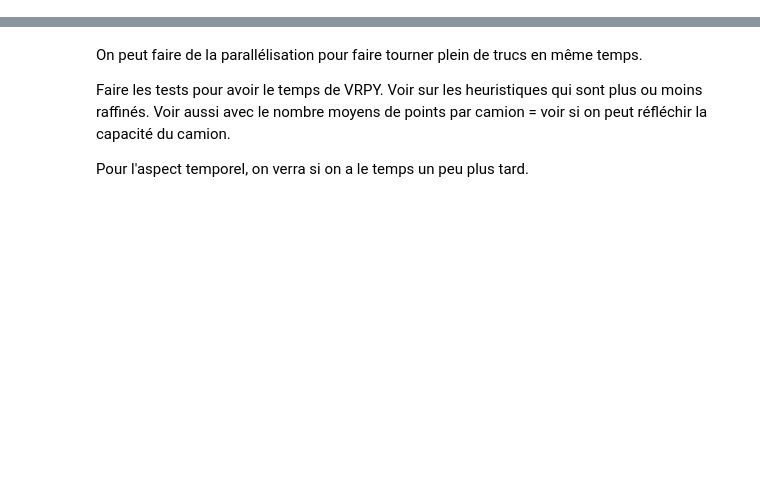
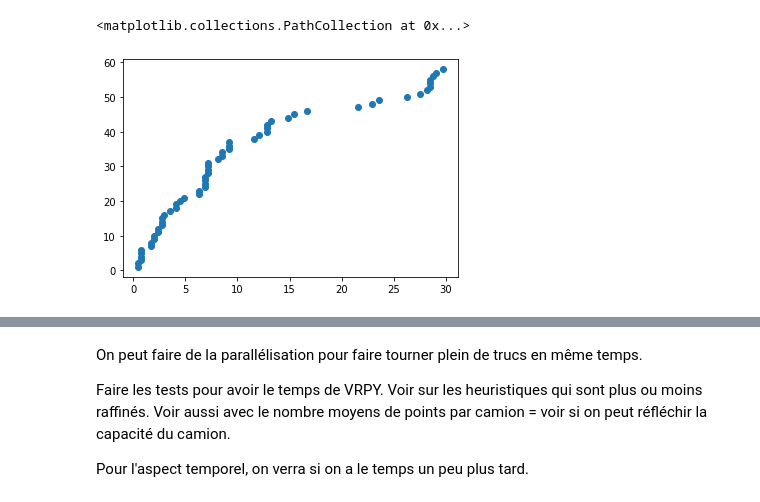
Before and after one commit to auglecorre/Proj_logistique, a Jupyter notebook: trouver_les_noeuds_import_staticmap.ipynb, the cells around one changed output, grey strips where cells are left out. Saved outputs shown, nothing was run; the diff lists cells and outputs as text; code cells hidden in the pictures; blank space fills up the shorter version.

```diff
--- a/trouver_les_noeuds_import_staticmap.ipynb
+++ b/trouver_les_noeuds_import_staticmap.ipynb
@@ -169,0 +267,2 @@ def find_nodes(coordinates, N, d):
+# %%
+nodes_test, roads_test, iti_test, T_test, Y_test = find_notes_efficace([[48.8407997654244, 2.33735138823297], [48.84948129630646, 2.3530925967680103]], 13, d = 50)
@@ -169,0 +287,5 @@ def find_nodes(coordinates, N, d):
+# %%
+plt.scatter(T_test,Y_test)
+# %% [output]
+<matplotlib.collections.PathCollection at 0x...>
+[figure, added]
```
Also changed, not shown: parts of 35 cells of this notebook.
